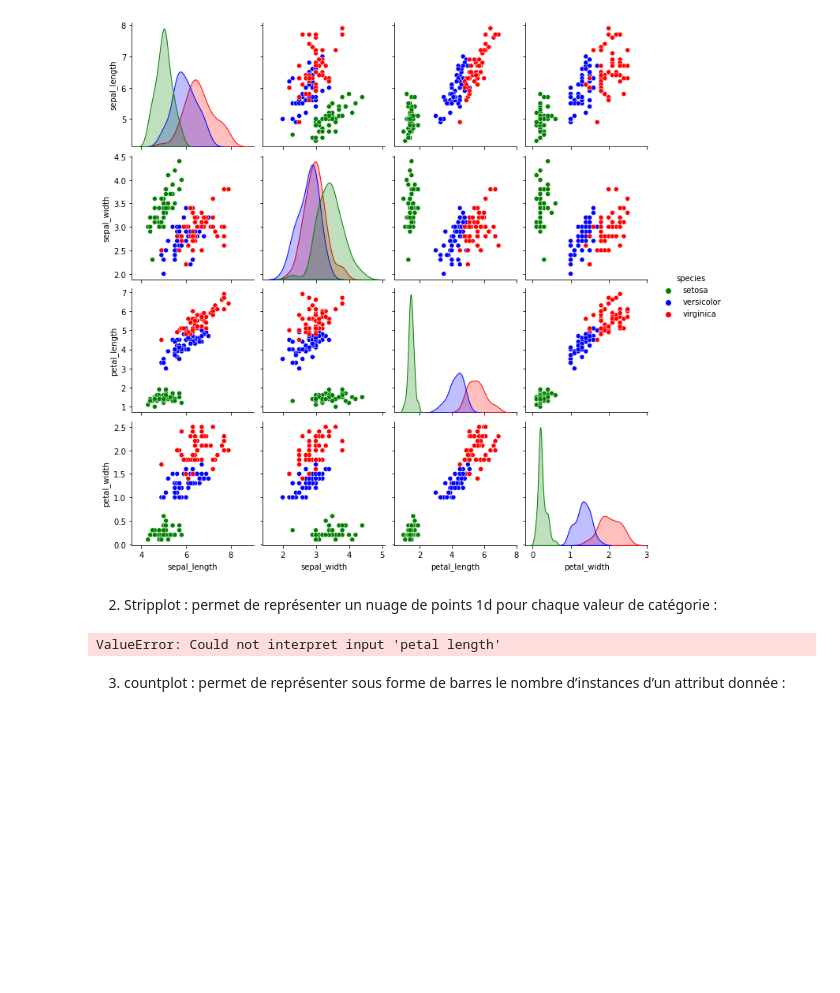
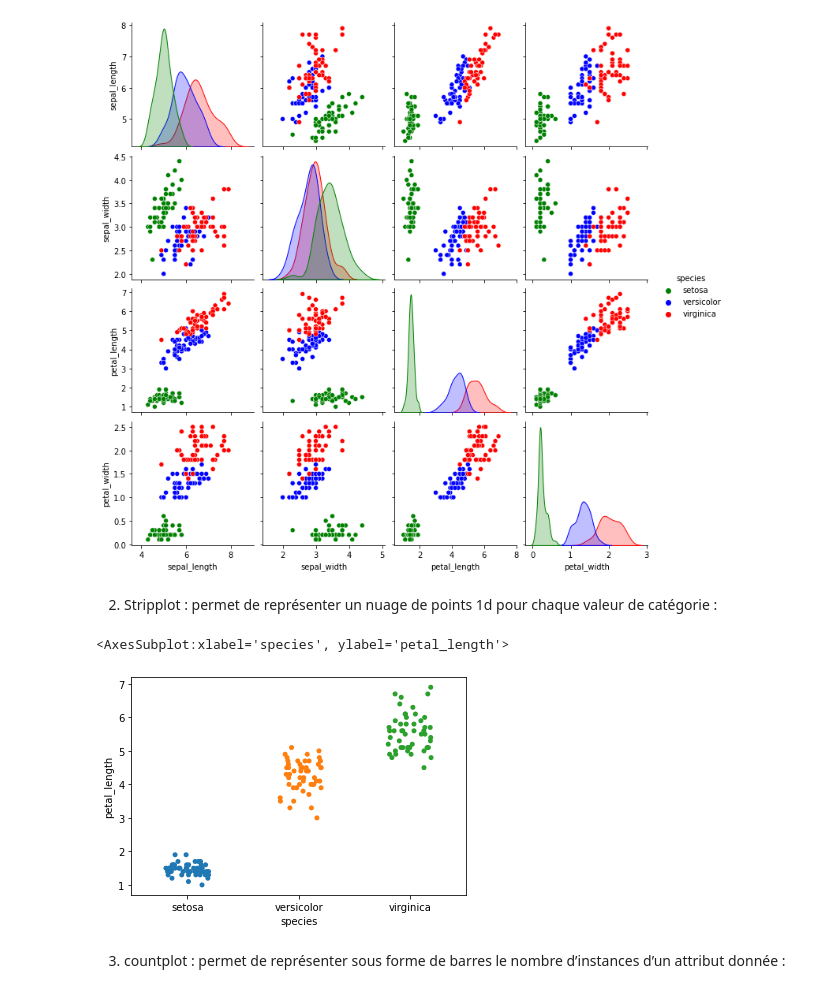
Before and after one commit to Xabibax/fouille_de_donnees_td_tp, a Jupyter notebook: tp1.ipynb, the cells around one changed output. Cells and saved outputs as stored; diff of their text form; code cells hidden in the pictures; blank space fills up the shorter version.

```diff
--- a/tp1.ipynb
+++ b/tp1.ipynb
@@ -370,9 +370,10 @@ sns.pairplot(data = iris_df, hue= 'species' , palette= {'setosa': 'green', 'virg
 # %% [markdown]
 2. Stripplot : permet de représenter un nuage de points 1d pour chaque valeur de catégorie :
 # %%
-sns.stripplot(x ='species', y='petal length', data = iris_df, jitter= 0.2)
+sns.stripplot(x ='species', y='petal_length', data = iris_df, jitter= 0.2)
 # %% [output]
-ValueError: Could not interpret input 'petal length'
+<AxesSubplot:xlabel='species', ylabel='petal_length'>
+[figure, added]
 # %% [markdown]
 3. countplot : permet de représenter sous forme de barres le nombre d’instances d’un attribut
 donnée :
```
Also changed, not shown: parts of 1 cell of this notebook, 2 other files.
